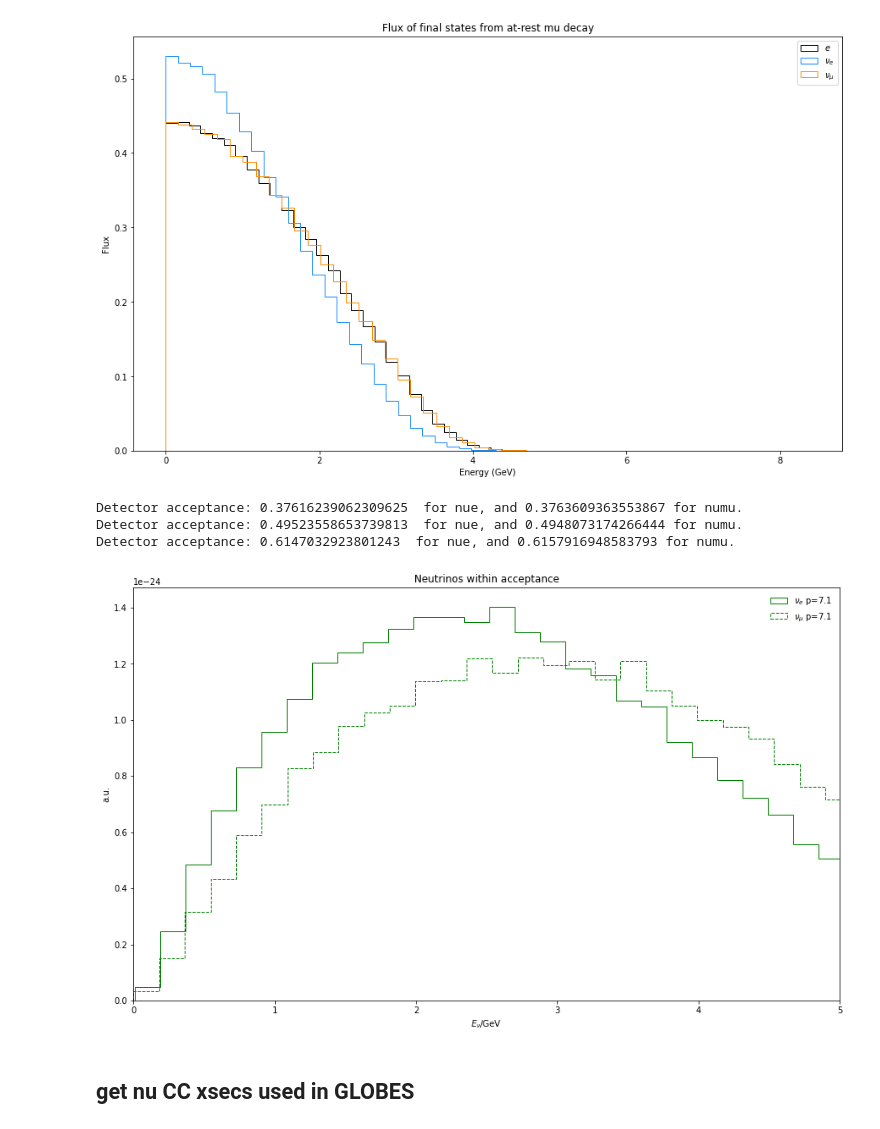
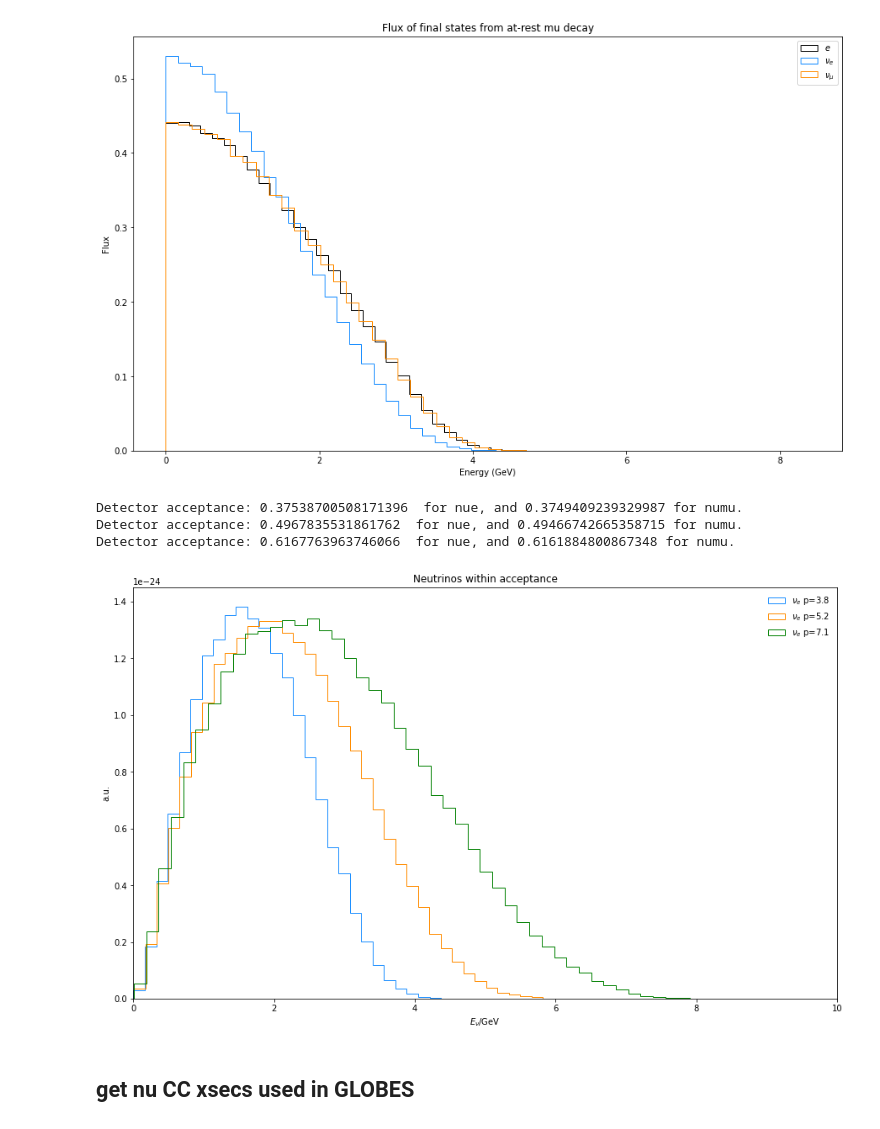
Before and after one commit to mhostert/BIN_MC, a Jupyter notebook: LBL_example_flux.ipynb, the cells around one changed output. Drawn from its saved outputs; the diff is of its cells as text; code cells hidden in the pictures.

```diff
--- a/LBL_example_flux.ipynb
+++ b/LBL_example_flux.ipynb
@@ -207,7 +204,7 @@ _ = mudecay_beam1.propagate_to_detector(
 _ = mudecay_beam1.flux_in_detector()
 
 n_bins = 50
-#ax.hist(mudecay_beam1.Enue[mudecay_beam1.mask_nue], weights=mudecay_beam1.w[mudecay_beam1.mask_nue], bins=n_bins, label=r'$\nu_e$ p=3.8',color='dodgerblue', histtype='step')
+ax.hist(mudecay_beam1.Enue[mudecay_beam1.mask_nue], weights=mudecay_beam1.w[mudecay_beam1.mask_nue], bins=n_bins, label=r'$\nu_e$ p=3.8',color='dodgerblue', histtype='step')
 #ax.hist(mudecay_beam1.Enumu[mudecay_beam1.mask_numu], weights=mudecay_beam1.w[mudecay_beam1.mask_numu], bins=n_bins, label=r'$\nu_\mu$ p=3.8',linestyle = 'dashed', color='dodgerblue', histtype='step')
 
 mudecay_beam2 = nuflux.fluxMC.MuonDecay()
@@ -231,7 +228,7 @@ _ = mudecay_beam2.propagate_to_detector(
 _ = mudecay_beam2.flux_in_detector()
 
 n_bins = 50
-#ax.hist(mudecay_beam2.Enue[mudecay_beam2.mask_nue], weights=mudecay_beam2.w[mudecay_beam2.mask_nue], bins=n_bins, label=r'$\nu_e$ p=5.2',color='darkorange', histtype='step')
+ax.hist(mudecay_beam2.Enue[mudecay_beam2.mask_nue], weights=mudecay_beam2.w[mudecay_beam2.mask_nue], bins=n_bins, label=r'$\nu_e$ p=5.2',color='darkorange', histtype='step')
 #ax.hist(mudecay_beam2.Enumu[mudecay_beam2.mask_numu], weights=mudecay_beam2.w[mudecay_beam2.mask_numu], bins=n_bins, label=r'$\nu_\mu$ p=5.2',linestyle = 'dashed', color='darkorange', histtype='step')
 
 mudecay_beam = nuflux.fluxMC.MuonDecay()
@@ -239,39 +236,39 @@ mudecay_beam = nuflux.fluxMC.MuonDecay()
 df = mudecay_beam.simulate_decays(
                             pmin = 0,
                             pmax = 10,
                             beam_p0 = 7.1,
                             beam_dpop = 0.1,
                             Rpm=0.5,
                             NINT=10,
                             NINT_warmup=10,
                             NEVAL=1e5,
                             NEVAL_warmup=1e4,
                             )
 _ = mudecay_beam.propagate_to_detector(
                             ZBEAMEND=250e2, # cm
                             ZBEAMEXIT=0, # cm
                             R_ND=[0,0,250e2+50e2], # cm
                             )
 _ = mudecay_beam.flux_in_detector()
 
 n_bins = 50
 ax.hist(mudecay_beam.Enue[mudecay_beam.mask_nue], weights=mudecay_beam.w[mudecay_beam.mask_nue], bins=n_bins, label=r'$\nu_e$ p=7.1',color='green', histtype='step')
-ax.hist(mudecay_beam.Enumu[mudecay_beam.mask_numu], weights=mudecay_beam.w[mudecay_beam.mask_numu], bins=n_bins, label=r'$\nu_\mu$ p=7.1',linestyle = 'dashed', color='green', histtype='step')
+#ax.hist(mudecay_beam.Enumu[mudecay_beam.mask_numu], weights=mudecay_beam.w[mudecay_beam.mask_numu], bins=n_bins, label=r'$\nu_\mu$ p=7.1',linestyle = 'dashed', color='green', histtype='step')
 
 
 ax.legend(frameon=False,loc='upper right')
-ax.set_xlim(0,5)
+ax.set_xlim(0,10)
 ax.set_ylabel(r'a.u.')
 ax.set_xlabel(r'$E_{\nu}/$GeV')
 
 ax.set_title(r'Neutrinos within acceptance')
 
 fig.savefig('plots/nu_fluxes.png', dpi=300, bbox_inches='tight')
 # %% [output]
-Detector acceptance: 0.37616239062309625  for nue, and 0.3763609363553867 for numu.
-Detector acceptance: 0.49523558653739813  for nue, and 0.4948073174266444 for numu.
-Detector acceptance: 0.6147032923801243  for nue, and 0.6157916948583793 for numu.
+Detector acceptance: 0.37538700508171396  for nue, and 0.3749409239329987 for numu.
+Detector acceptance: 0.4967835531861762  for nue, and 0.49466742665358715 for numu.
+Detector acceptance: 0.6167763963746066  for nue, and 0.6161884800867348 for numu.
-[figure, old version]
+[figure, new version]
 # %% [markdown]
 ## get nu CC xsecs used in GLOBES
 # %%
```
Also changed, not shown: parts of 3 cells of this notebook, 6 other files.
